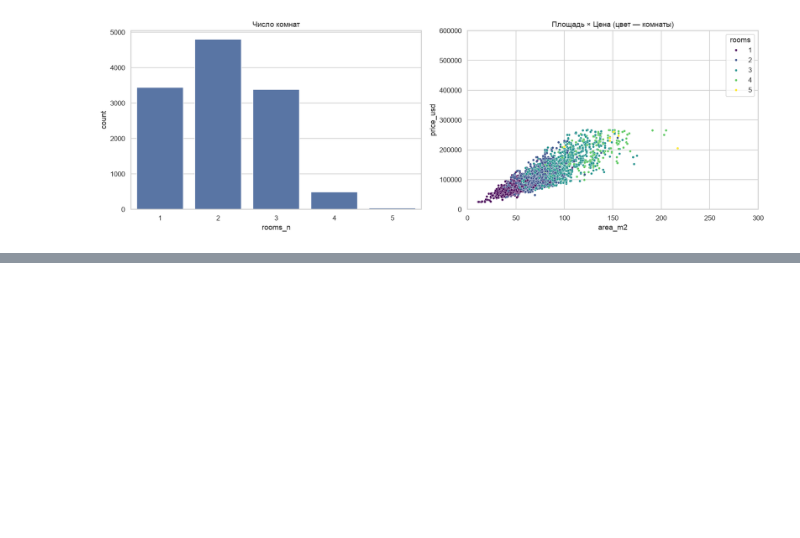
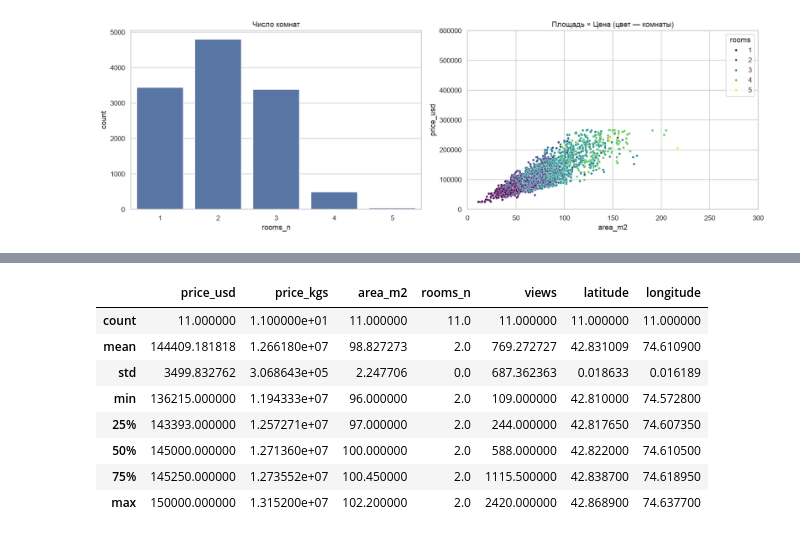
Before and after one commit to ai-academy-bish/ds8_house_kg_proj, a Jupyter notebook: seminar_1.ipynb, the cells around one changed output, grey strips where cells are left out. Cells and saved outputs as stored; diff of their text form; code cells hidden in the pictures; blank space fills up the shorter version.

```diff
--- a/seminar_1.ipynb
+++ b/seminar_1.ipynb
@@ -345,0 +463,3 @@ fig.tight_layout(); plt.show()
+# %%
+glob_mean = X.mean(axis=0)
+glob_std = X.std(axis=0)
@@ -345,0 +477,13 @@ fig.tight_layout(); plt.show()
+# %%
+top_10_zero = work.iloc[top_10_ind_zero]
+top_10_zero.describe()
+# %% [output]
+|  | price_usd | price_kgs | area_m2 | rooms_n | views | latitude | longitude |
+| count | 11.000000 | 1.100000e+01 | 11.000000 | 11.0 | 11.000000 | 11.000000 | 11.000000 |
+| mean | 144409.181818 | 1.266180e+07 | 98.827273 | 2.0 | 769.272727 | 42.831009 | 74.610900 |
+| std | 3499.832762 | 3.068643e+05 | 2.247706 | 0.0 | 687.362363 | 0.018633 | 0.016189 |
+| min | 136215.000000 | 1.194333e+07 | 96.000000 | 2.0 | 109.000000 | 42.810000 | 74.572800 |
+| 25% | 143393.000000 | 1.257271e+07 | 97.000000 | 2.0 | 244.000000 | 42.817650 | 74.607350 |
+| 50% | 145000.000000 | 1.271360e+07 | 100.000000 | 2.0 | 588.000000 | 42.822000 | 74.610500 |
+| 75% | 145250.000000 | 1.273552e+07 | 100.450000 | 2.0 | 1115.500000 | 42.838700 | 74.618950 |
+| max | 150000.000000 | 1.315200e+07 | 102.200000 | 2.0 | 2420.000000 | 42.868900 | 74.637700 |
```
Also changed, not shown: parts of 22 cells of this notebook.
